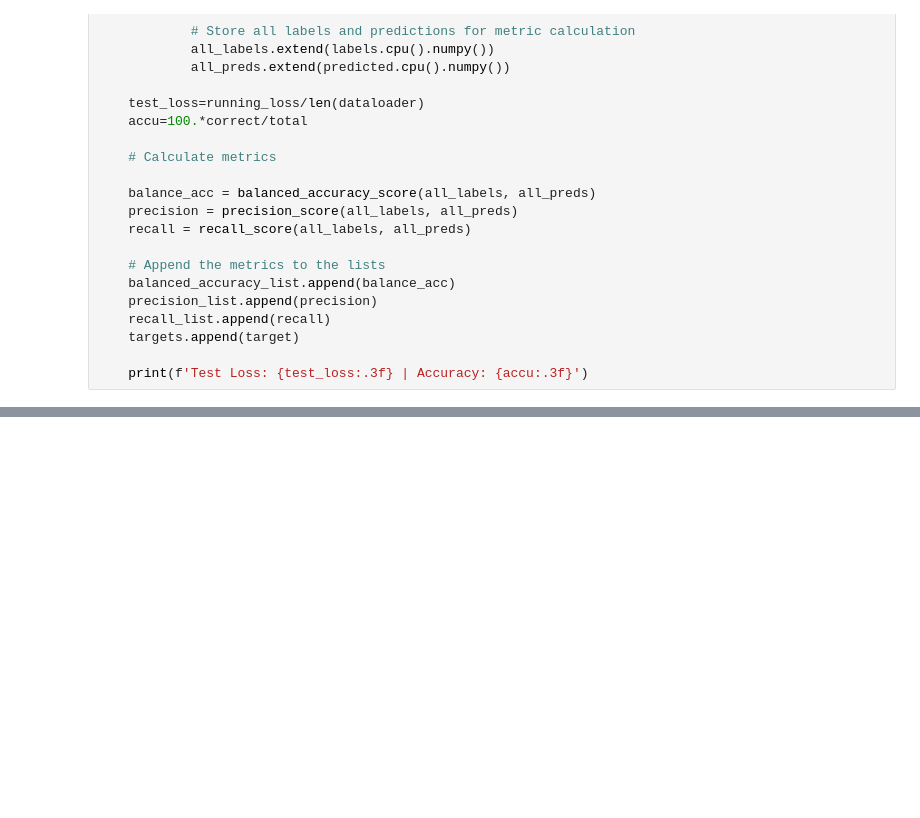
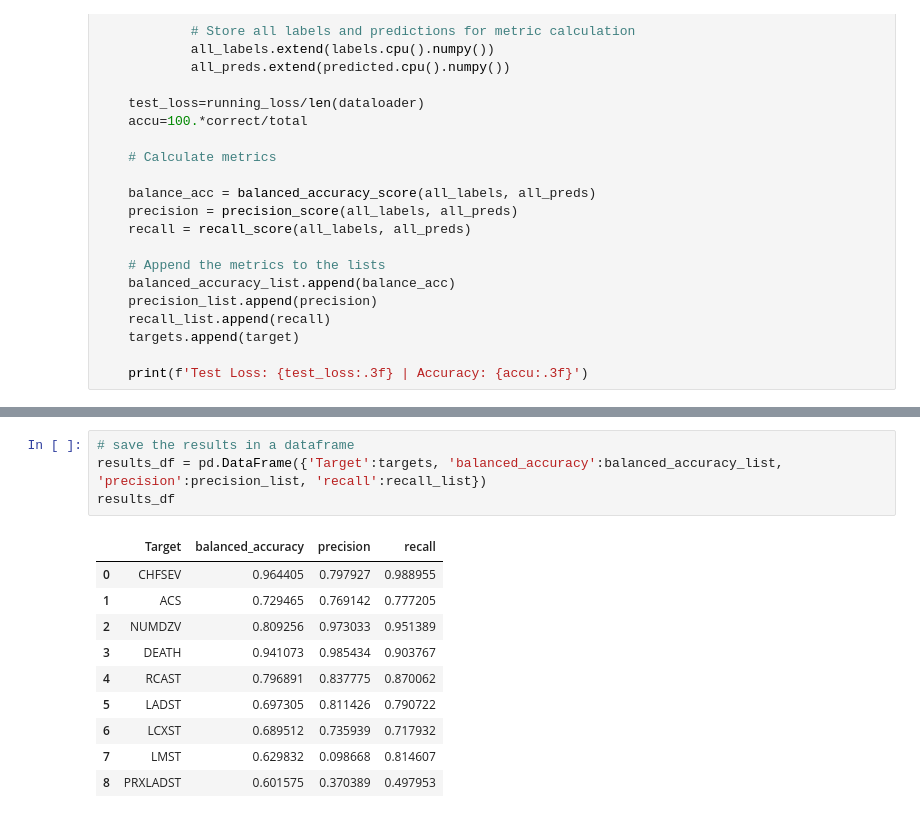
Before and after one commit to charbel30/deep-learning-model, a Jupyter notebook: pipe_final.ipynb, the cells around one changed output, grey strips where cells are left out. Saved outputs shown, nothing was run; the diff lists cells and outputs as text; blank space fills up the shorter version.

```diff
--- a/pipe_final.ipynb
+++ b/pipe_final.ipynb
@@ -249,0 +177,15 @@ results
+# %%
+# save the results in a dataframe
+results_df = pd.DataFrame({'Target':targets, 'balanced_accuracy':balanced_accuracy_list, 'precision':precision_list, 'recall':recall_list})
+results_df
+# %% [output]
+|  | Target | balanced_accuracy | precision | recall |
+| 0 | CHFSEV | 0.964405 | 0.797927 | 0.988955 |
+| 1 | ACS | 0.729465 | 0.769142 | 0.777205 |
+| 2 | NUMDZV | 0.809256 | 0.973033 | 0.951389 |
+| 3 | DEATH | 0.941073 | 0.985434 | 0.903767 |
+| 4 | RCAST | 0.796891 | 0.837775 | 0.870062 |
+| 5 | LADST | 0.697305 | 0.811426 | 0.790722 |
+| 6 | LCXST | 0.689512 | 0.735939 | 0.717932 |
+| 7 | LMST | 0.629832 | 0.098668 | 0.814607 |
+| 8 | PRXLADST | 0.601575 | 0.370389 | 0.497953 |
```
Also changed, not shown: parts of 9 cells of this notebook, 34 other files.
